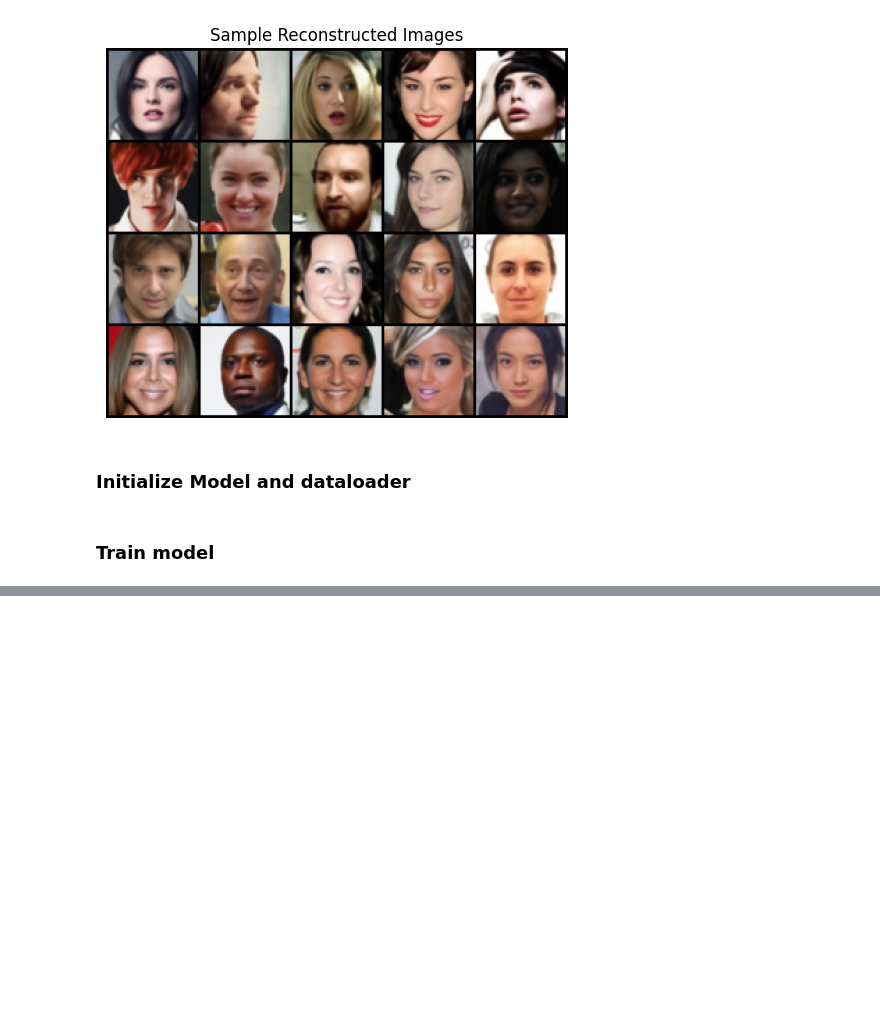
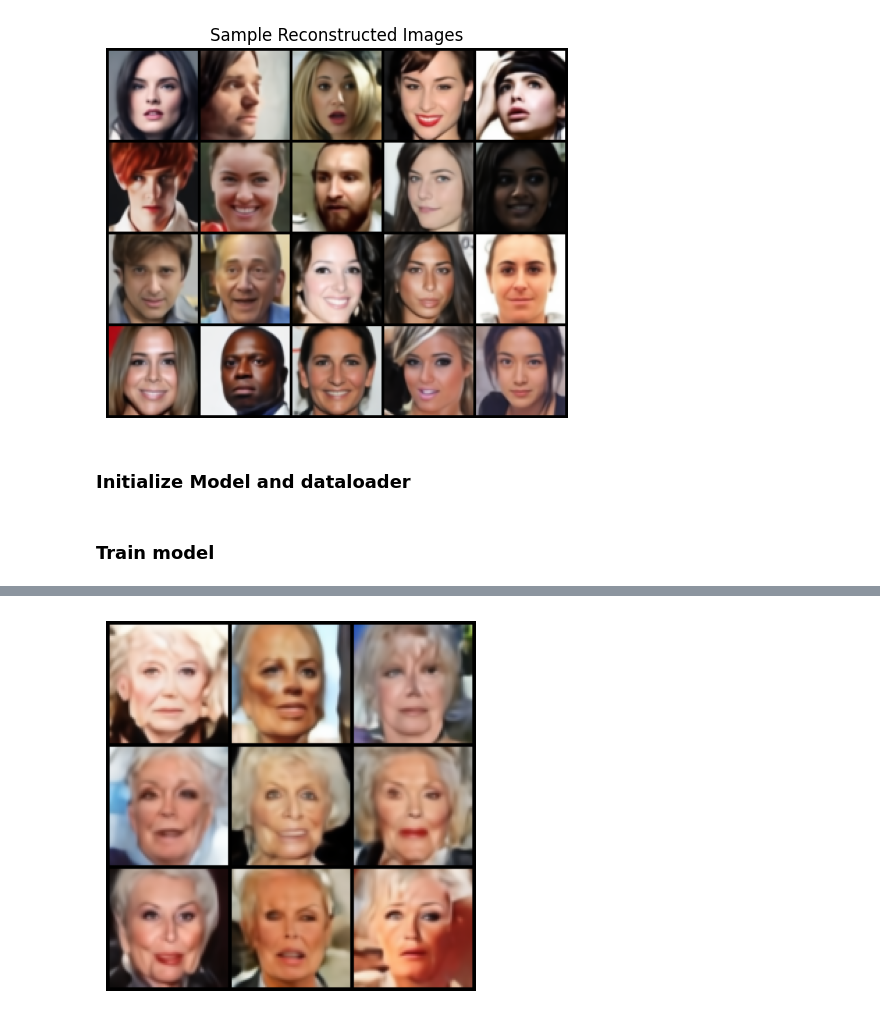
Before and after one commit to patrickmastorga/VQ-VAE-Tranformer-Image-Gen, a Jupyter notebook: TF_train_cfg_ivo.ipynb, the cells around one changed output, grey strips where cells are left out. Drawn from its saved outputs; the diff is of its cells as text; code cells hidden in the pictures; blank space fills up the shorter version.

```diff
--- a/TF_train_cfg_ivo.ipynb
+++ b/TF_train_cfg_ivo.ipynb
@@ -248,0 +247,37 @@ Training complete.
+# %%
+# visualize unconditional reconstructions
+CELEBA_ATTRIBUTES = ['Attractive', 'Smiling', 'Young', 'Male', 'Blond_Hair', 'Black_Hair', 'Brown_Hair', 'Gray_Hair', 'Bald', 'Eyeglasses', 'No_Beard']
+
+attrs = {
+    'Attractive': 0,
+    'Smiling': 0,
+    'Young': 0,
+    'Male': 0,
+    'Blond_Hair': 0,
+    'Black_Hair': 0,
+    'Brown_Hair': 0,
+    'Gray_Hair': 1,
+    'Bald': 0,
+    'Eyeglasses': 0,
+    'No_Beard': 1
+}
+
+
+
+grid_x = 3
+grid_y = 3
+attrs = torch.tensor([[attrs[attr] for attr in CELEBA_ATTRIBUTES]], dtype=torch.long).repeat(grid_x * grid_y, 1).to(device)
+
+model.eval()
+samples = model.generate(grid_x * grid_y, attrs, 3.0)
+model.train()
+
+images = vq_vae.reconstruct_from_indices(samples.view(-1, LATENT_W, LATENT_H))
+img = torchvision.utils.make_grid(images, grid_x, normalize=True, value_range=(0, 1))
+
+#plt.title(f'Generated Images')
+plt.axis('off')
+plt.imshow(img.permute(1,2,0).cpu())
+plt.show()
+# %% [output]
+[figure, added]
```
Also changed, not shown: parts of 3 cells of this notebook.
